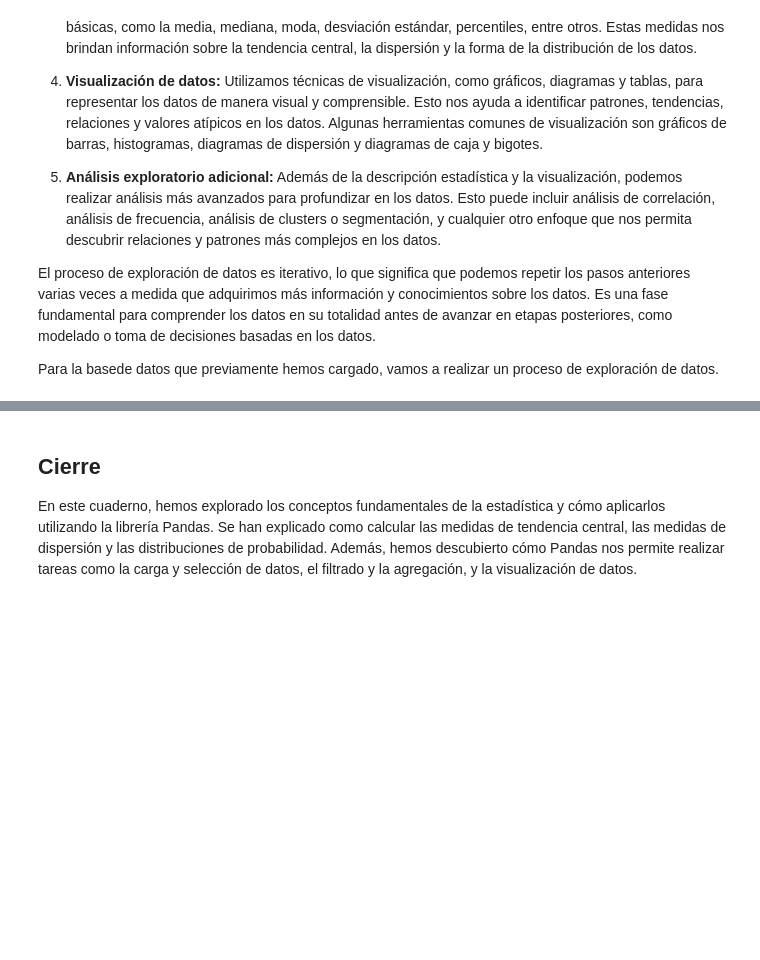
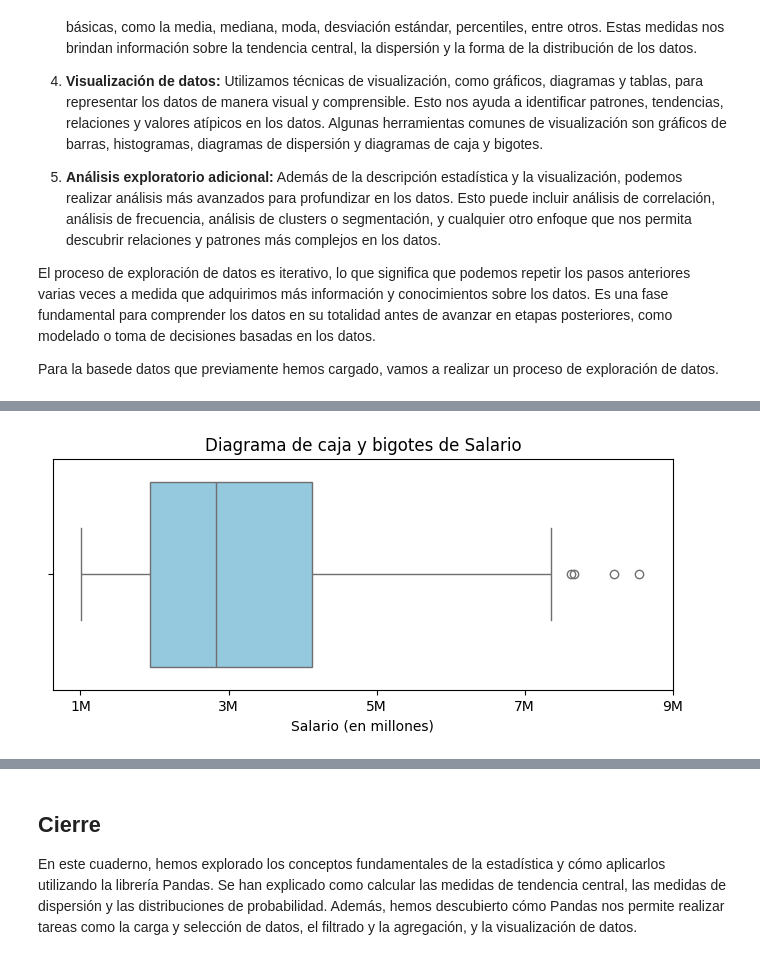
Before and after one commit to jazaineam1/Diplomado_ucentral_ME, a Jupyter notebook: Cuadernos/Introducción_a_la_Estadística_y_Exploración_de_Datos_con_Pandas.ipynb, the cells around one changed output, grey strips where cells are left out. Drawn from its saved outputs; the diff is of its cells as text; code cells hidden in the pictures; blank space fills up the shorter version.

```diff
--- a/Cuadernos/Introducción_a_la_Estadística_y_Exploración_de_Datos_con_Pandas.ipynb
+++ b/Cuadernos/Introducción_a_la_Estadística_y_Exploración_de_Datos_con_Pandas.ipynb
@@ -462,0 +511,10 @@ df.fillna(0)  # Rellena los valores faltantes con un valor específico
+# %%
+plt.figure(figsize=(8,3))
+sns.boxplot(x=df['salario'], color='skyblue')
+plt.title('Diagrama de caja y bigotes de Salario')
+plt.xlabel('Salario (en millones)')
+plt.xticks([1_000_000, 3_000_000, 5_000_000, 7_000_000, 9_000_000],
+           ['1M','3M','5M','7M','9M'])  # etiquetas en millones para claridad
+plt.show()
+# %% [output]
+[figure, added]
```
Also changed, not shown: parts of 65 cells of this notebook.
